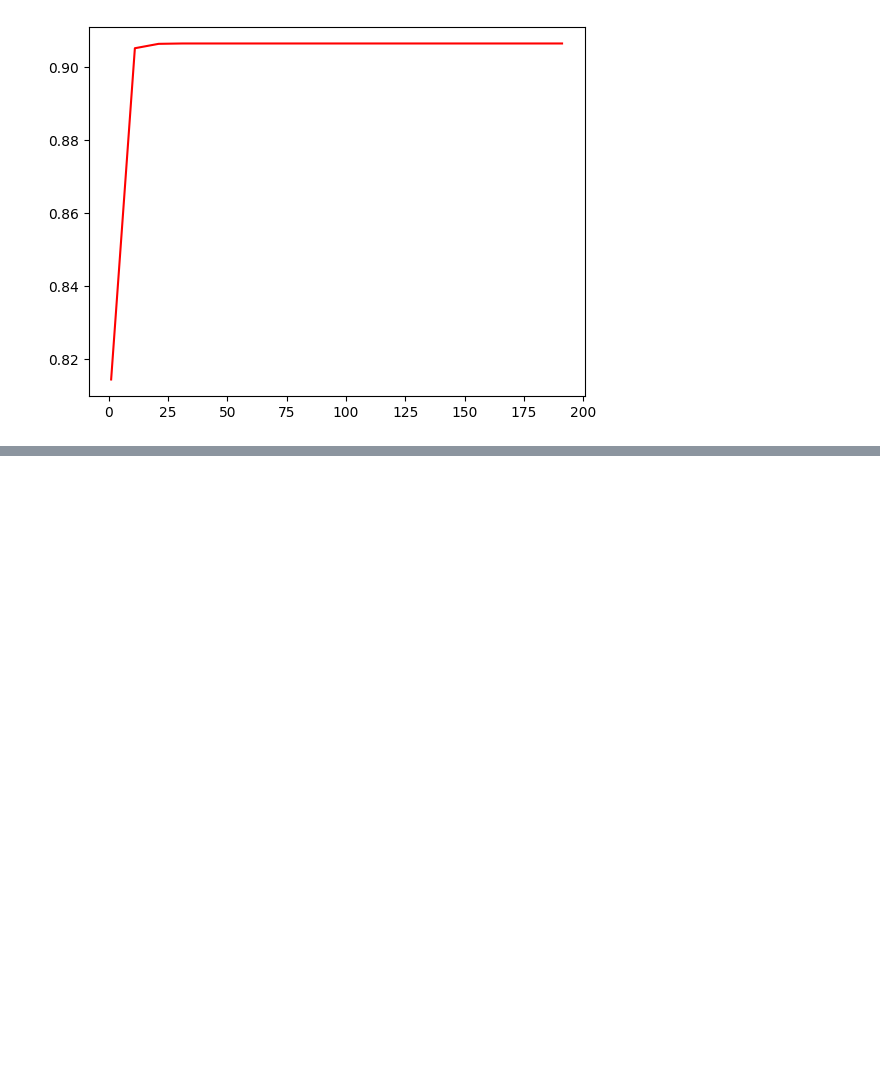
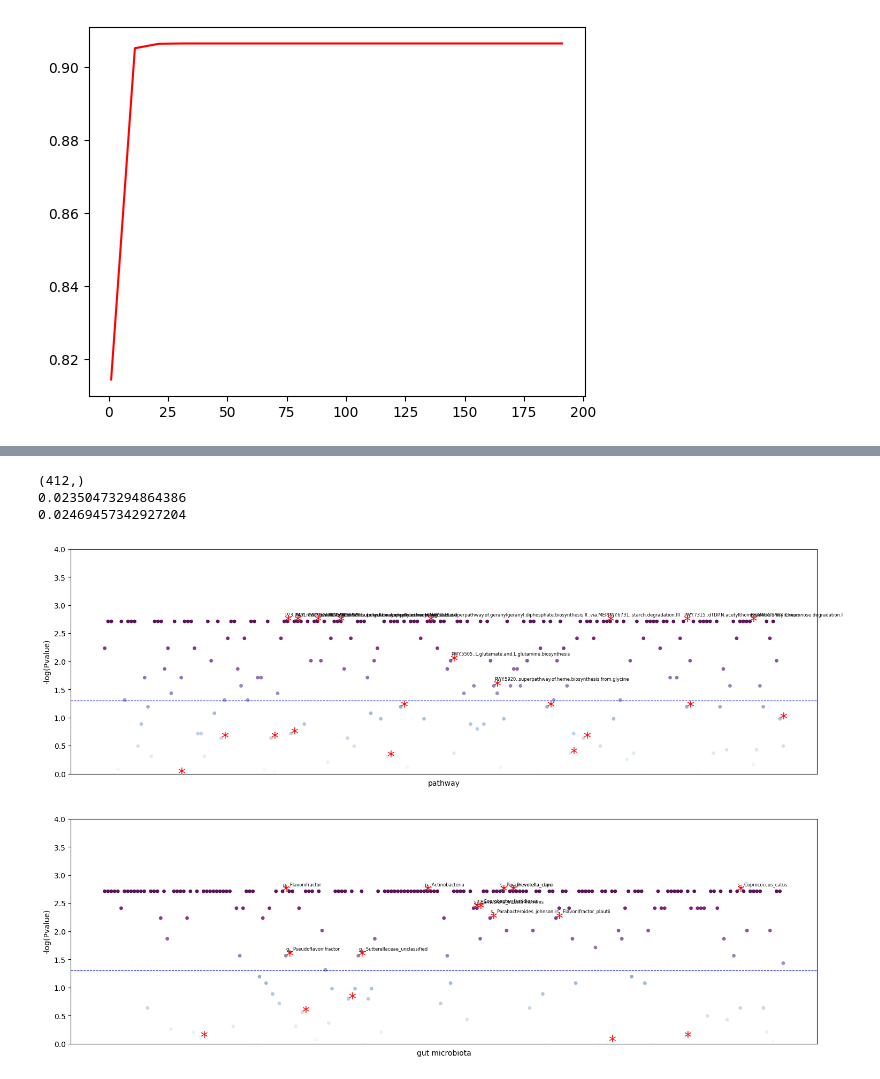
Before and after one commit to Liuzhe30/ukb_anxiety_prs, a Jupyter notebook: case-control/PRS-analysis-RF.ipynb, the cells around one changed output, grey strips where cells are left out. Drawn from its saved outputs; the diff is of its cells as text; code cells hidden in the pictures; blank space fills up the shorter version.

```diff
--- a/case-control/PRS-analysis-RF.ipynb
+++ b/case-control/PRS-analysis-RF.ipynb
@@ -148,0 +244,60 @@ np.save('RF_importance_array/real-10fold.npy', importance)
+# %%
+# annotate RF feature selection results to scatter plot
+sin_array = np.sum(svg_array, axis=0)
+print(sin_array.shape)
+corvs_list = list(sin_array)
+#print(corvs_list)
+print(min(corvs_list))
+print(max(corvs_list))
+corvs_pathway, corvs_gut = corvs_list[0:205], corvs_list[205:]
+
+# prepare for data and label
+x = list(range(446-446, 858-446))
+y = list(pvalue_dict.values())
+labels = list(name_dict.values())
+
+thre = 0.0245
+
+# split data for pathway and gut microbiota
+x_pathway, y_pathway, labels_pathway = x[0:205], y[0:205], labels[0:205]
+x_gut, y_gut, labels_gut = x[205:], y[205:], labels[205:]
+
+# scatter plot
+plt.figure(figsize=(18, 12))
+
+# scatter plot for pathway
+plt.subplot(2, 1, 1)
+plt.axhline(y=1.3, color='b', linestyle='--', linewidth=0.8)
+plt.scatter(x_pathway, y_pathway, alpha=0.9, c=y_pathway, s=15, cmap='BuPu')
+plt.xticks([])
+plt.ylim((0, 4))
+plt.xlabel('pathway')
+plt.ylabel('-log(Pvalue)')
+# annotate
+for i in range(len(x_pathway)):
+    if(y_pathway[i] >= 1.3 and corvs_pathway[i] >= thre):
+        plt.annotate(labels_pathway[i], xy = (x_pathway[i], y_pathway[i]), xytext = (x_pathway[i]+0.1, y_pathway[i]+0.1), size=6)
+    if(corvs_pathway[i] >= thre):
+        plt.annotate('*', xy = (x_pathway[i], y_pathway[i]), xytext = (x_pathway[i]-0.08, y_pathway[i]-0.08), size=20,color='r')
+
+# scatter plot for gut microbiota
+plt.subplot(2, 1, 2)
+plt.axhline(y=1.3, color='b', linestyle='--', linewidth=0.8)
+plt.scatter(x_gut, y_gut, alpha=0.9, c=y_gut, s=15, cmap='BuPu')
+plt.xticks([])
+plt.ylim((0, 4))
+plt.xlabel('gut microbiota')
+plt.ylabel('-log(Pvalue)')
+# annotate
+for i in range(len(x_gut)):
+    if(y_gut[i] > 1.3 and corvs_gut[i] >= thre):
+        plt.annotate(labels_gut[i].split('.')[-1], xy = (x_gut[i], y_gut[i]), xytext = (x_gut[i]+0.1, y_gut[i]+0.1), size=6)
+    if(corvs_gut[i] >= thre):
+        plt.annotate('*', xy = (x_gut[i], y_gut[i]), xytext = (x_gut[i]-0.08, y_gut[i]-0.08), size=20,color='r')
+
+plt.show()
+# %% [output]
+(412,)
+0.02350473294864386
+0.02469457342927204
+[figure, added]
```
Also changed, not shown: parts of 7 cells of this notebook, 3 other files.
